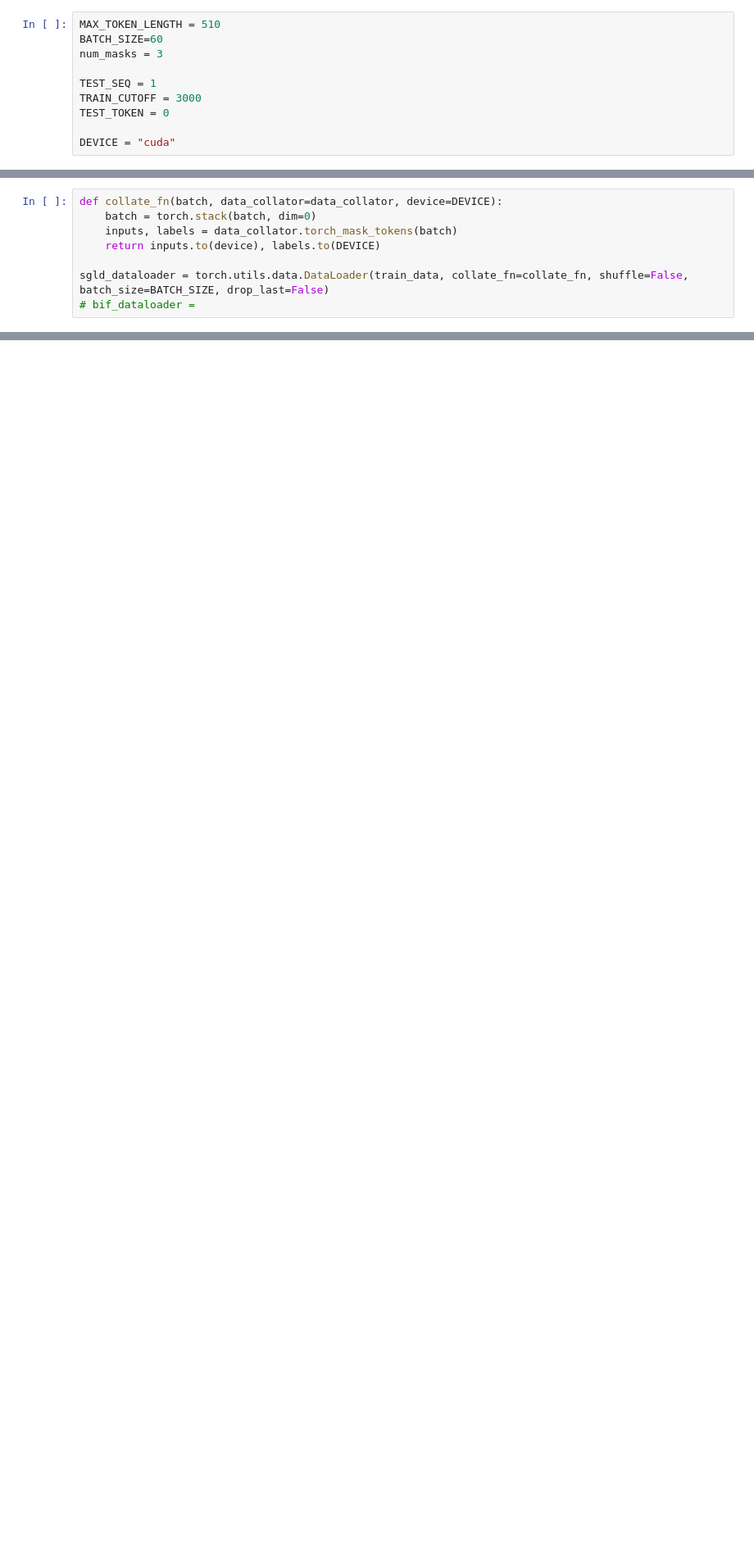
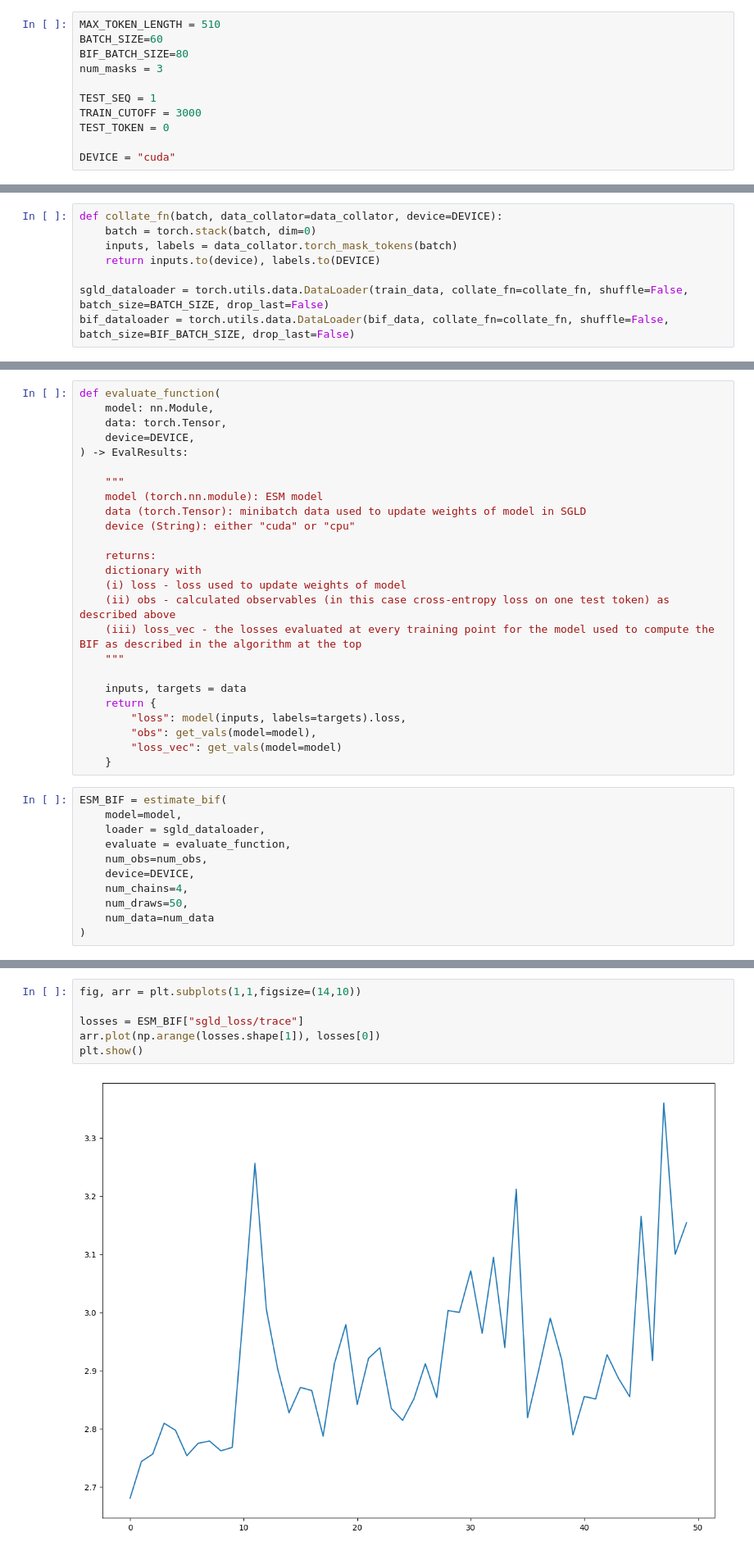
Before and after one commit to blab/sequence-vaes, a Jupyter notebook: ideas_exploration/ex2_hamming_vs_influence.ipynb, the cells around one changed output, grey strips where cells are left out. Shown at 82% size. Saved outputs shown, nothing was run; the diff lists cells and outputs as text; blank space fills up the shorter version.

```diff
--- a/ideas_exploration/ex2_hamming_vs_influence.ipynb
+++ b/ideas_exploration/ex2_hamming_vs_influence.ipynb
@@ -28,6 +28,7 @@ import pandas as pd
 # %%
 MAX_TOKEN_LENGTH = 510
 BATCH_SIZE=60
+BIF_BATCH_SIZE=80
 num_masks = 3
 
 TEST_SEQ = 1
@@ -77,4 +79,4 @@ def collate_fn(batch, data_collator=data_collator, device=DEVICE):
     return inputs.to(device), labels.to(DEVICE)
 
 sgld_dataloader = torch.utils.data.DataLoader(train_data, collate_fn=collate_fn, shuffle=False, batch_size=BATCH_SIZE, drop_last=False)
-# bif_dataloader =
+bif_dataloader = torch.utils.data.DataLoader(bif_data, collate_fn=collate_fn, shuffle=False, batch_size=BIF_BATCH_SIZE, drop_last=False)
@@ -96,0 +105,36 @@ print(next(iter(sgld_dataloader)))
+# %%
+def evaluate_function(
+    model: nn.Module,
+    data: torch.Tensor,
+    device=DEVICE,
+) -> EvalResults:
+
+    """
+    model (torch.nn.module): ESM model
+    data (torch.Tensor): minibatch data used to update weights of model in SGLD
+    device (String): either "cuda" or "cpu"
+
+    returns:
+    dictionary with
+    (i) loss - loss used to update weights of model
+    (ii) obs - calculated observables (in this case cross-entropy loss on one test token) as described above
+    (iii) loss_vec - the losses evaluated at every training point for the model used to compute the BIF as described in the algorithm at the top
+    """
+
+    inputs, targets = data
+    return {
+        "loss": model(inputs, labels=targets).loss,
+        "obs": get_vals(model=model),
+        "loss_vec": get_vals(model=model)
+    }
+# %%
+ESM_BIF = estimate_bif(
+    model=model,
+    loader = sgld_dataloader,
+    evaluate = evaluate_function,
+    num_obs=num_obs,
+    device=DEVICE,
+    num_chains=4,
+    num_draws=50,
+    num_data=num_data
+)
@@ -96,0 +143,8 @@ print(next(iter(sgld_dataloader)))
+# %%
+fig, arr = plt.subplots(1,1,figsize=(14,10))
+
+losses = ESM_BIF["sgld_loss/trace"]
+arr.plot(np.arange(losses.shape[1]), losses[0])
+plt.show()
+# %% [output]
+[figure, added]
```
Also changed, not shown: parts of 7 cells of this notebook, 1 other file.
